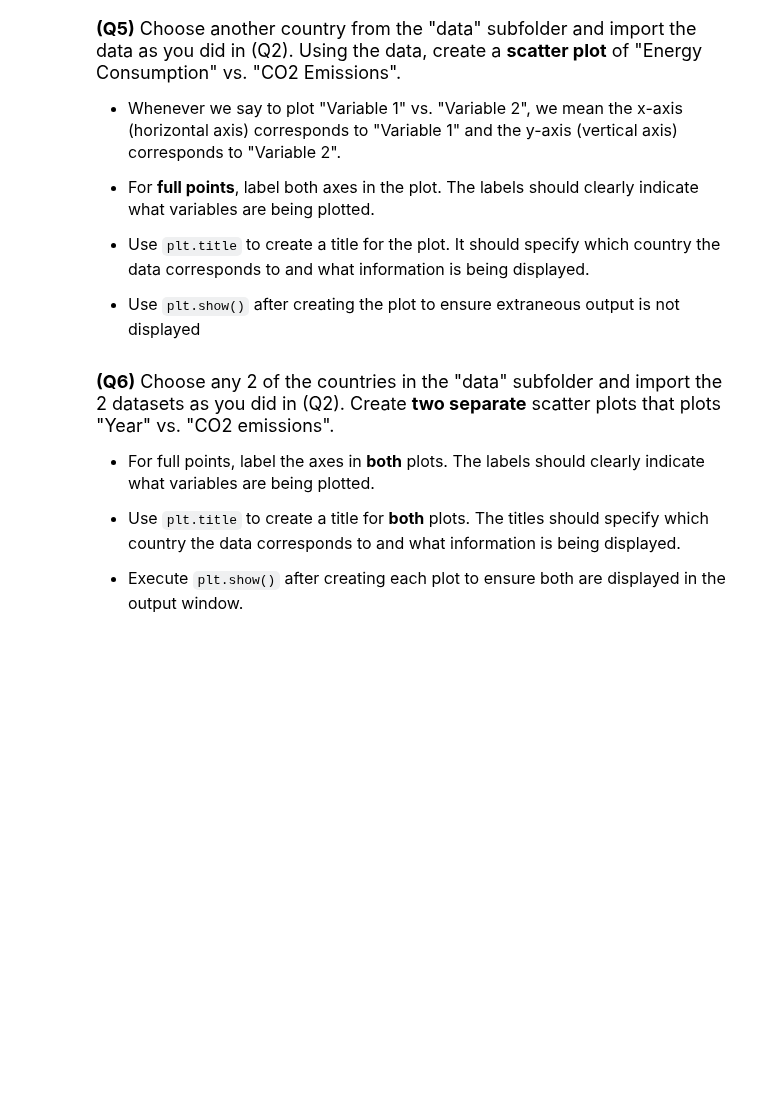
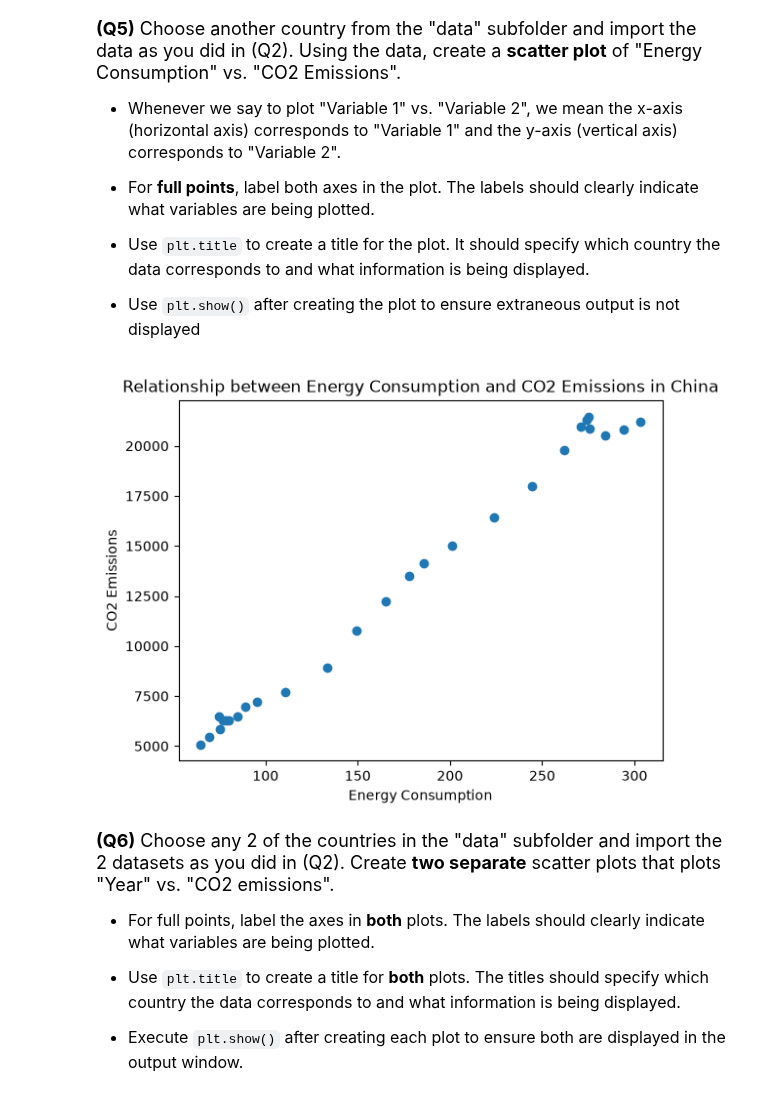
Before and after one commit to rwang0127/datasci151fall2026, a Jupyter notebook: _assignments/assignment_2/Assignment2.ipynb, the cells around one changed output. Drawn from its saved outputs; the diff is of its cells as text; code cells hidden in the pictures; blank space fills up the shorter version.

```diff
--- a/_assignments/assignment_2/Assignment2.ipynb
+++ b/_assignments/assignment_2/Assignment2.ipynb
@@ -102,3 +129,15 @@ us_emissions["CO2_emission"].describe()
+# %%
+# Write your answer
+
+china_emissions = pd.read_csv('data/china_emission.csv')
+
+plot.scatter(x = china_emissions['Energy_consumption'], y = china_emissions['CO2_emission'])
+plot.xlabel("Energy Consumption")
+plot.ylabel("CO2 Emissions")
+plot.title("Relationship between Energy Consumption and CO2 Emissions in China")
+plot.show()
+# %% [output]
+[figure, added]
 # %% [markdown]
 <font size = "4">
 
```
Also changed, not shown: parts of 8 cells of this notebook.
